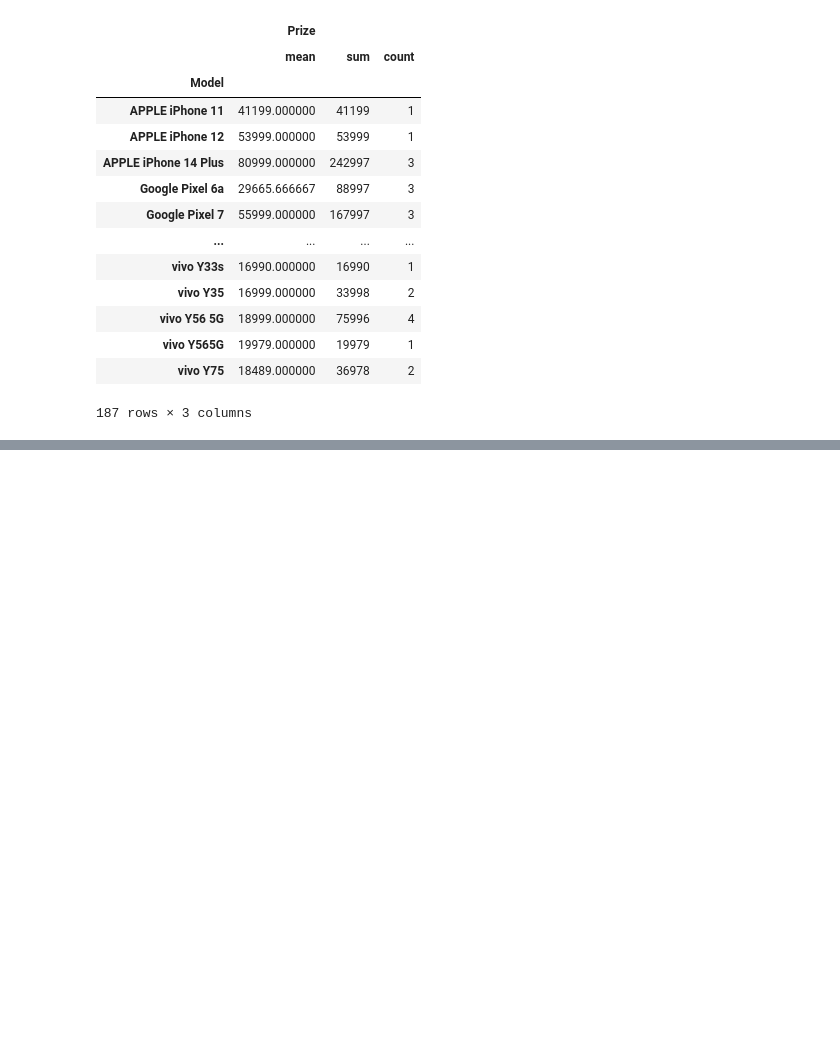
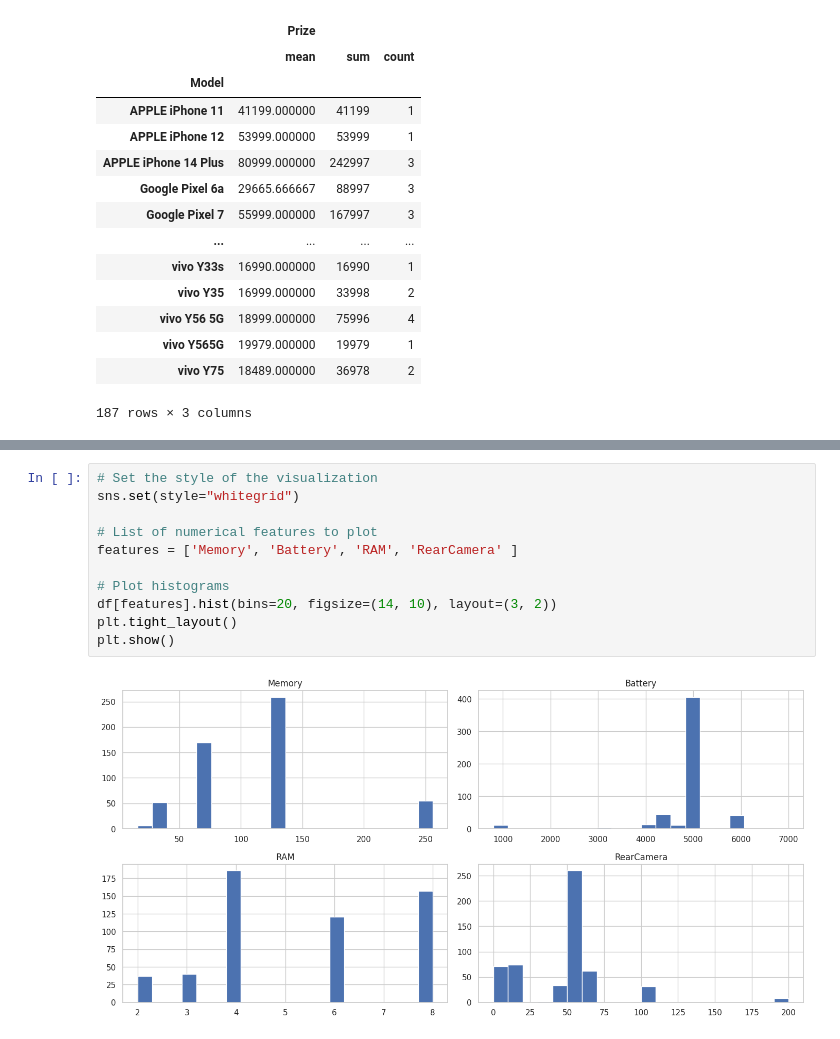
Before and after one commit to santoshdhalwalkar/Calculator, a Jupyter notebook: PricePredictionforMobilePhones.ipynb, the cells around one changed output, grey strips where cells are left out. Cells and saved outputs as stored; diff of their text form; blank space fills up the shorter version.

Commit message:
some visualization for prize relationship with other features

```diff
--- a/PricePredictionforMobilePhones.ipynb
+++ b/PricePredictionforMobilePhones.ipynb
@@ -441,0 +485,13 @@ grouped_data
+# %%
+# Set the style of the visualization
+sns.set(style="whitegrid")
+
+# List of numerical features to plot
+features = ['Memory', 'Battery', 'RAM', 'RearCamera' ]
+
+# Plot histograms
+df[features].hist(bins=20, figsize=(14, 10), layout=(3, 2))
+plt.tight_layout()
+plt.show()
+# %% [output]
+[figure, added]
```
Also changed, not shown: parts of 6 cells of this notebook.
